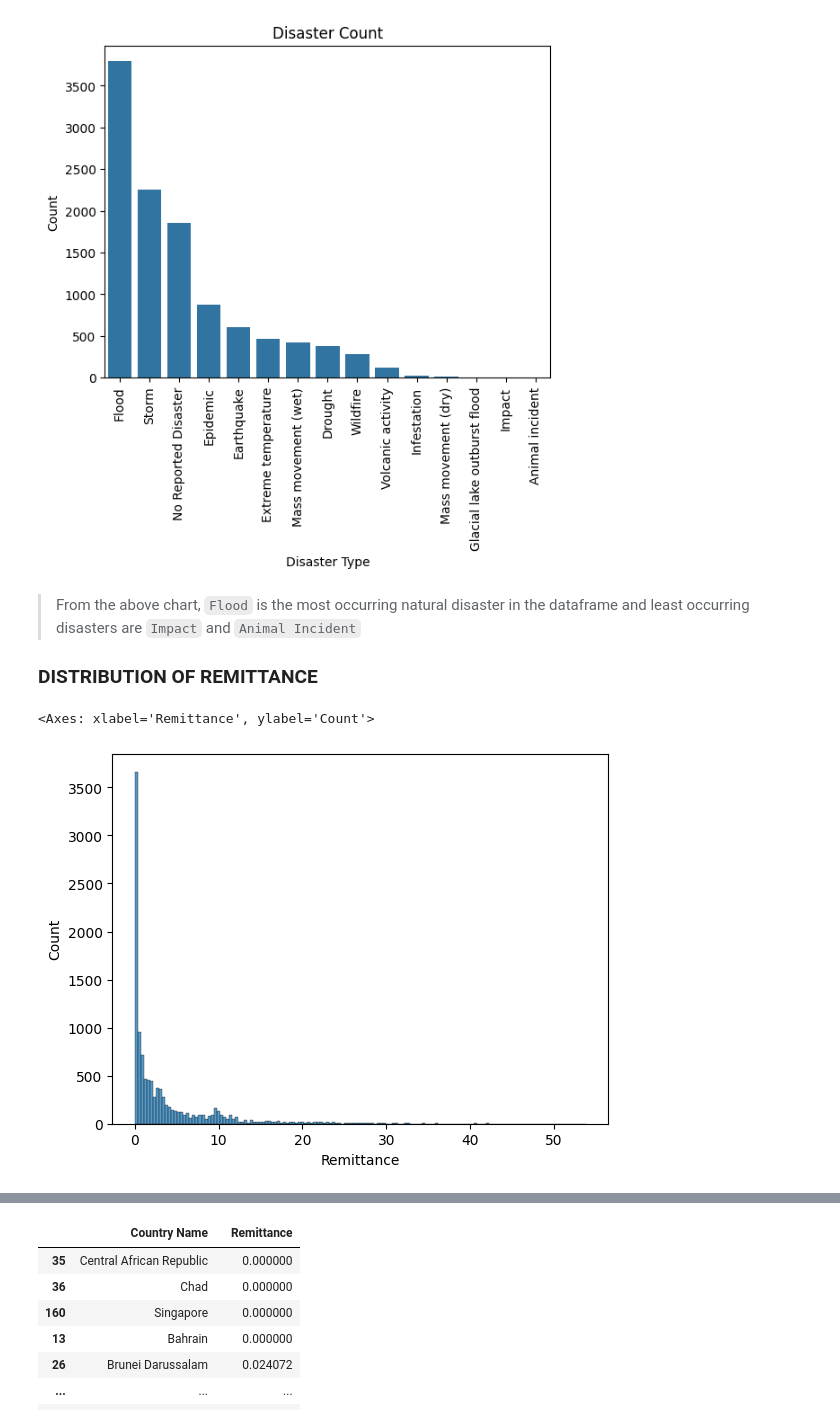
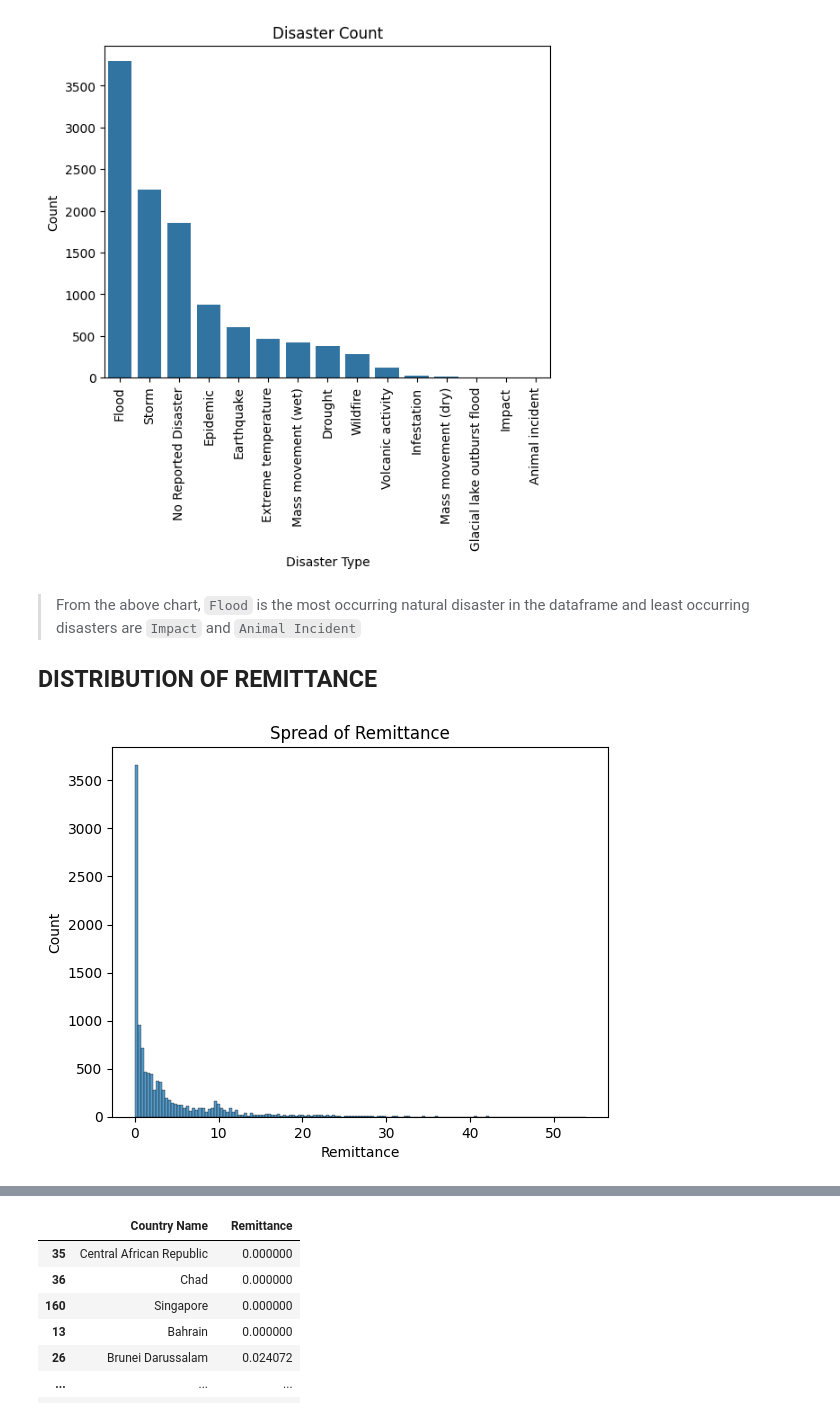
Before and after one commit to PowerBIhamoye/NaturalDisasterRemittanceFlow, a Jupyter notebook: remittance.ipynb, the cells around one changed output, grey strips where cells are left out. Drawn from its saved outputs; the diff is of its cells as text; code cells hidden in the pictures.

Commit message:
More visuals

```diff
--- a/remittance.ipynb
+++ b/remittance.ipynb
@@ -481,10 +481,10 @@ plt.ylabel("Count");
 # %% [markdown]
 > From the above chart, `Flood` is the most occurring natural disaster in the dataframe and least occurring disasters are `Impact` and `Animal Incident`
 
-### **DISTRIBUTION OF REMITTANCE**
+## **DISTRIBUTION OF REMITTANCE**
 # %%
-sns.histplot(x="Remittance", data=merged_data)
+sns.histplot(x="Remittance", data=merged_data);
+plt.title("Spread of Remittance");
 # %% [output]
-<Axes: xlabel='Remittance', ylabel='Count'>
-[figure, old version]
+[figure, new version]
 # %% [markdown]
```
Also changed, not shown: parts of 18 cells of this notebook.
